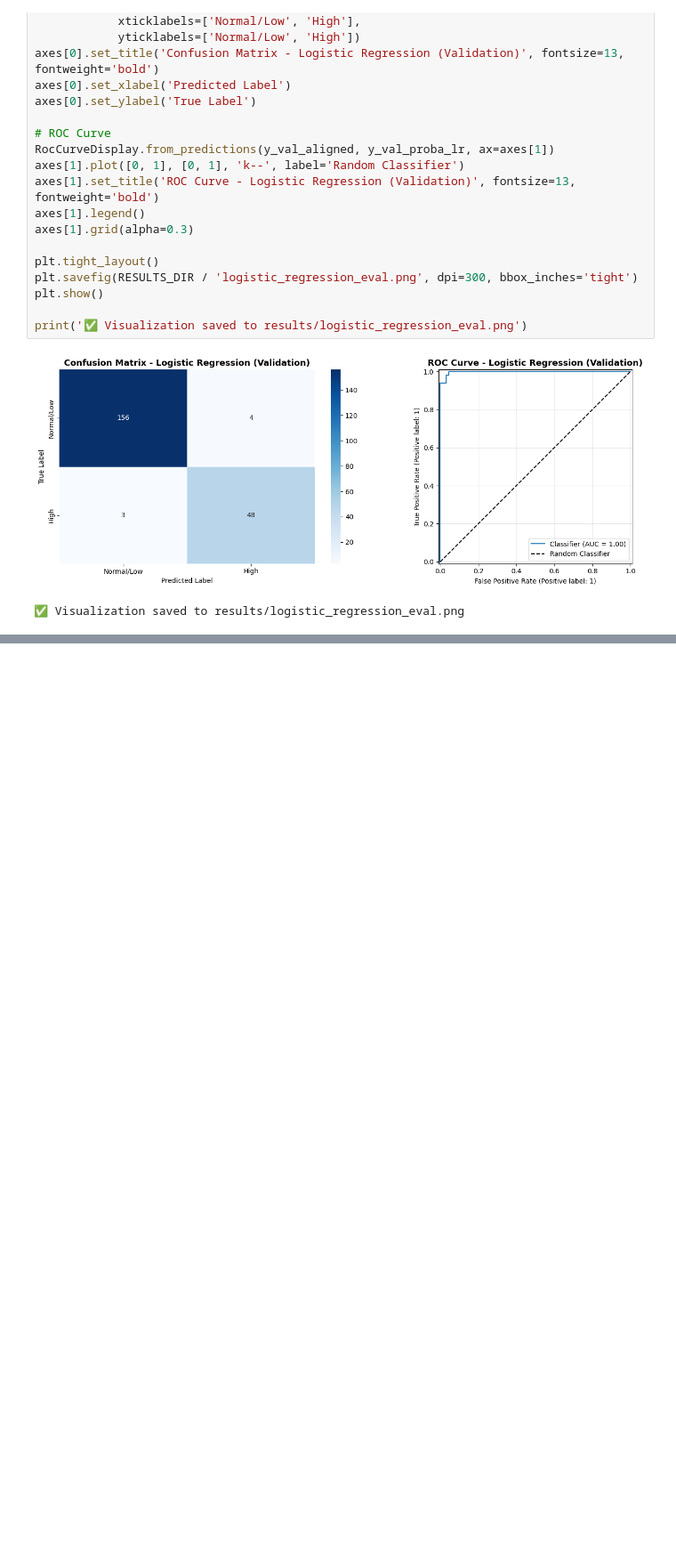
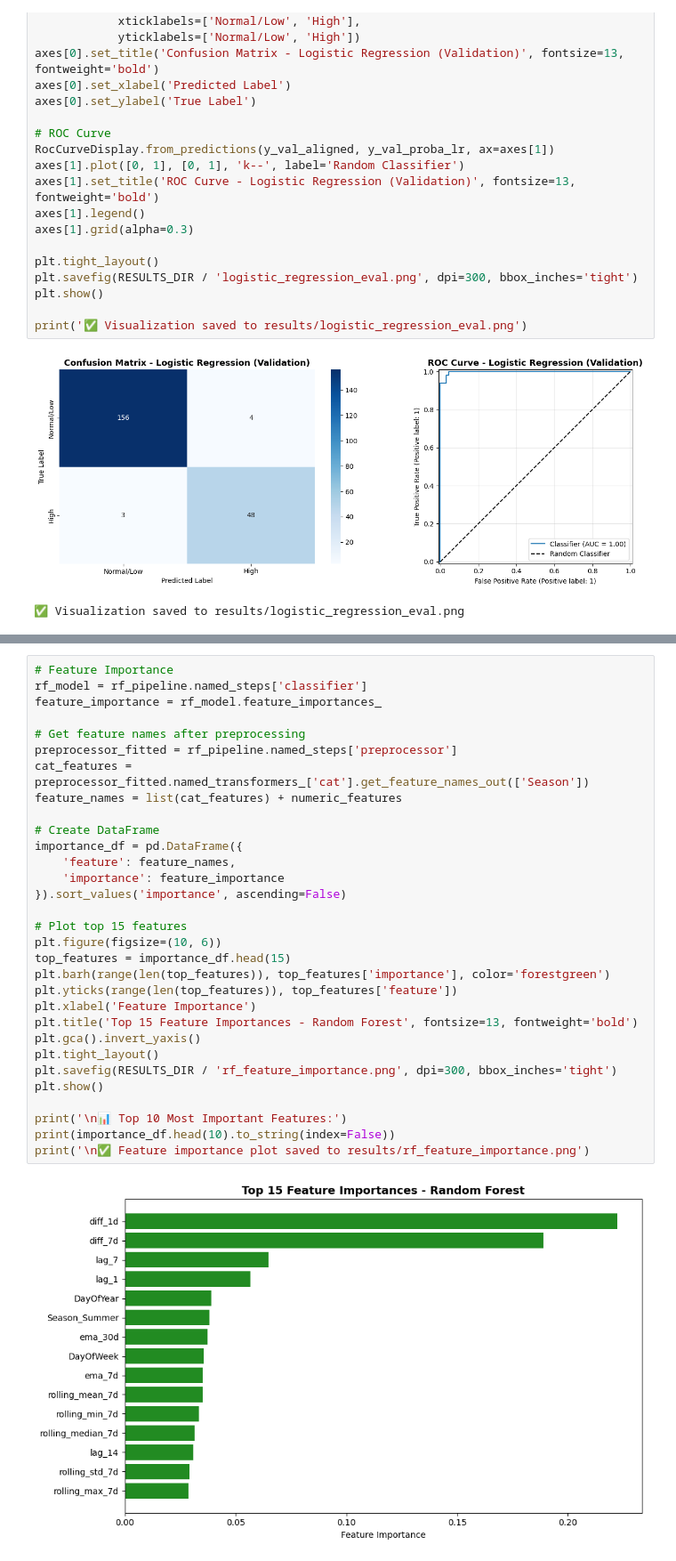
Before and after one commit to KostasPapadogiannis/energy-consumption-mining, a Jupyter notebook: notebooks/modeling.ipynb, the cells around one changed output, grey strips where cells are left out. Shown at 89% size. Cells and saved outputs as stored; diff of their text form; blank space fills up the shorter version.

```diff
--- a/notebooks/modeling.ipynb
+++ b/notebooks/modeling.ipynb
@@ -444,0 +573,33 @@ print('✅ Visualization saved to results/logistic_regression_eval.png')
+# %%
+# Feature Importance
+rf_model = rf_pipeline.named_steps['classifier']
+feature_importance = rf_model.feature_importances_
+
+# Get feature names after preprocessing
+preprocessor_fitted = rf_pipeline.named_steps['preprocessor']
+cat_features = preprocessor_fitted.named_transformers_['cat'].get_feature_names_out(['Season'])
+feature_names = list(cat_features) + numeric_features
+
+# Create DataFrame
+importance_df = pd.DataFrame({
+    'feature': feature_names,
+    'importance': feature_importance
+}).sort_values('importance', ascending=False)
+
+# Plot top 15 features
+plt.figure(figsize=(10, 6))
+top_features = importance_df.head(15)
+plt.barh(range(len(top_features)), top_features['importance'], color='forestgreen')
+plt.yticks(range(len(top_features)), top_features['feature'])
+plt.xlabel('Feature Importance')
+plt.title('Top 15 Feature Importances - Random Forest', fontsize=13, fontweight='bold')
+plt.gca().invert_yaxis()
+plt.tight_layout()
+plt.savefig(RESULTS_DIR / 'rf_feature_importance.png', dpi=300, bbox_inches='tight')
+plt.show()
+
+print('\n📊 Top 10 Most Important Features:')
+print(importance_df.head(10).to_string(index=False))
+print('\n✅ Feature importance plot saved to results/rf_feature_importance.png')
+# %% [output]
+[figure, added]
```
Also changed, not shown: parts of 16 cells of this notebook, 6 other files.
